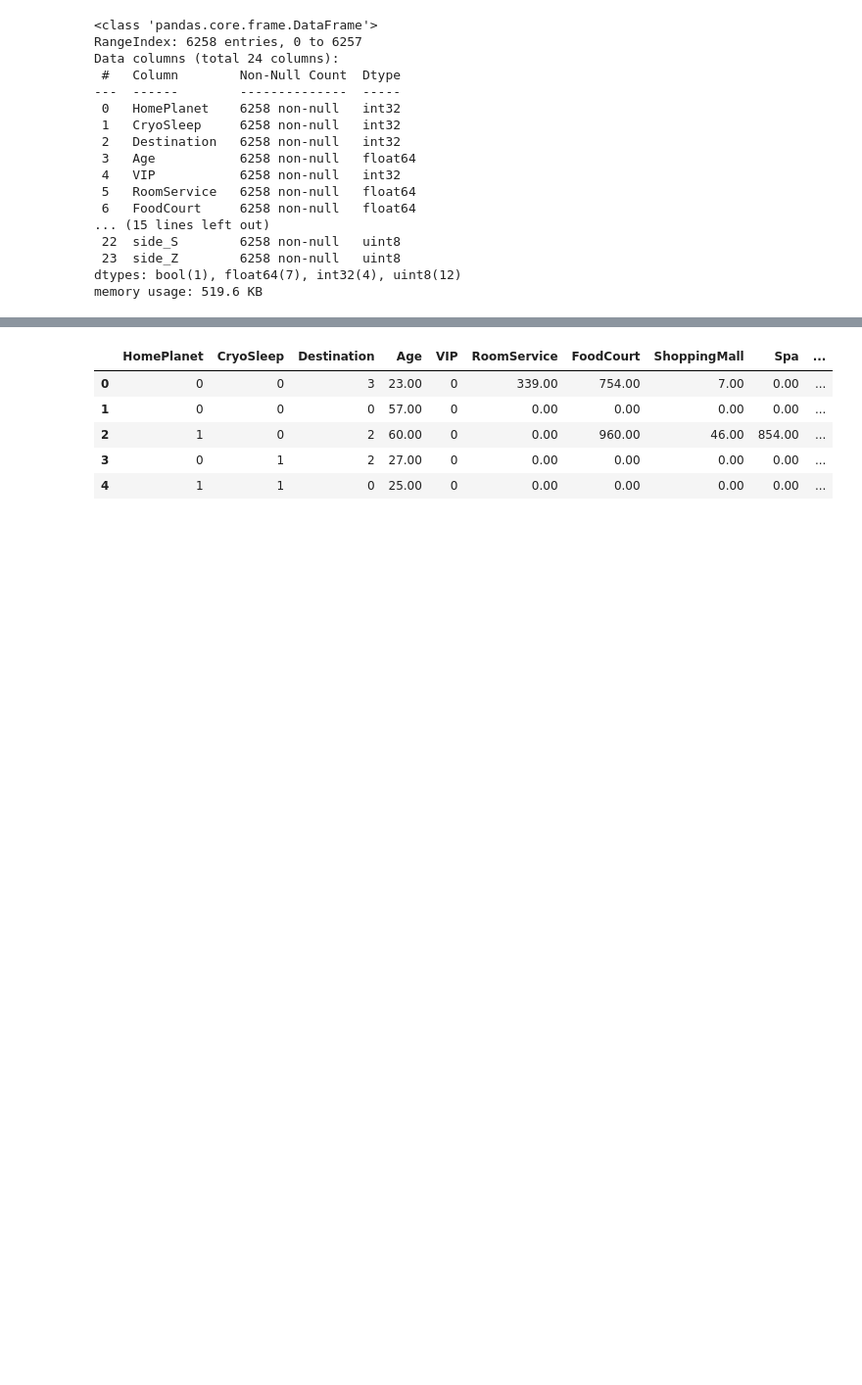
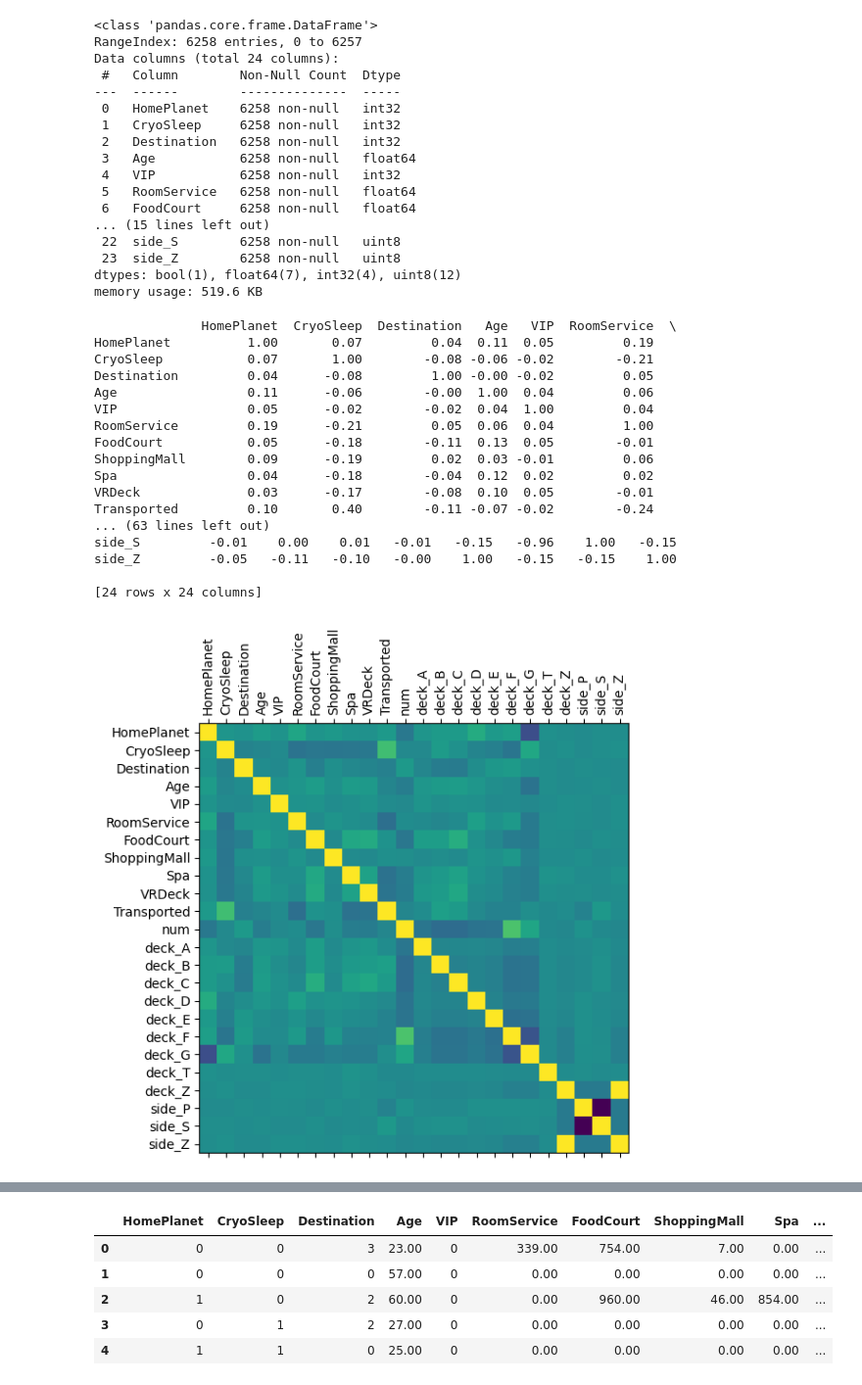
Before and after one commit to sanjeet-jain/cs-559, a Jupyter notebook: FinalProject/FinalProject/finalProject-ClassCompetition.ipynb, the cells around one changed output, grey strips where cells are left out. Shown at 98% size. Drawn from its saved outputs; the diff is of its cells as text; code cells hidden in the pictures; blank space fills up the shorter version.

```diff
--- a/FinalProject/FinalProject/finalProject-ClassCompetition.ipynb
+++ b/FinalProject/FinalProject/finalProject-ClassCompetition.ipynb
@@ -587,3 +661,35 @@ Data columns (total 24 columns):
  23  side_Z        6258 non-null   uint8
 dtypes: bool(1), float64(7), int32(4), uint8(12)
 memory usage: 519.6 KB
+# %%
+# correlation matrix
+corr_matrix = train.corr()
+print(corr_matrix)
+
+# plot the correlation matrix
+fig, ax = plt.subplots(figsize=(8, 6))
+ax.matshow(corr_matrix)
+
+
+plt.xticks(range(len(corr_matrix.columns)), corr_matrix.columns, rotation=90)
+plt.yticks(range(len(corr_matrix.columns)), corr_matrix.columns)
+plt.show()
+# %% [output]
+              HomePlanet  CryoSleep  Destination   Age   VIP  RoomService  \
+HomePlanet          1.00       0.07         0.04  0.11  0.05         0.19
+CryoSleep           0.07       1.00        -0.08 -0.06 -0.02        -0.21
+Destination         0.04      -0.08         1.00 -0.00 -0.02         0.05
+Age                 0.11      -0.06        -0.00  1.00  0.04         0.06
+VIP                 0.05      -0.02        -0.02  0.04  1.00         0.04
+RoomService         0.19      -0.21         0.05  0.06  0.04         1.00
+FoodCourt           0.05      -0.18        -0.11  0.13  0.05        -0.01
+ShoppingMall        0.09      -0.19         0.02  0.03 -0.01         0.06
+Spa                 0.04      -0.18        -0.04  0.12  0.02         0.02
+VRDeck              0.03      -0.17        -0.08  0.10  0.05        -0.01
+Transported         0.10       0.40        -0.11 -0.07 -0.02        -0.24
+... (63 lines left out)
+side_S         -0.01    0.00    0.01   -0.01   -0.15   -0.96    1.00   -0.15
+side_Z         -0.05   -0.11   -0.10   -0.00    1.00   -0.15   -0.15    1.00
+
+[24 rows x 24 columns]
+[figure, added]
```
Also changed, not shown: parts of 35 cells of this notebook, 14 other files.
